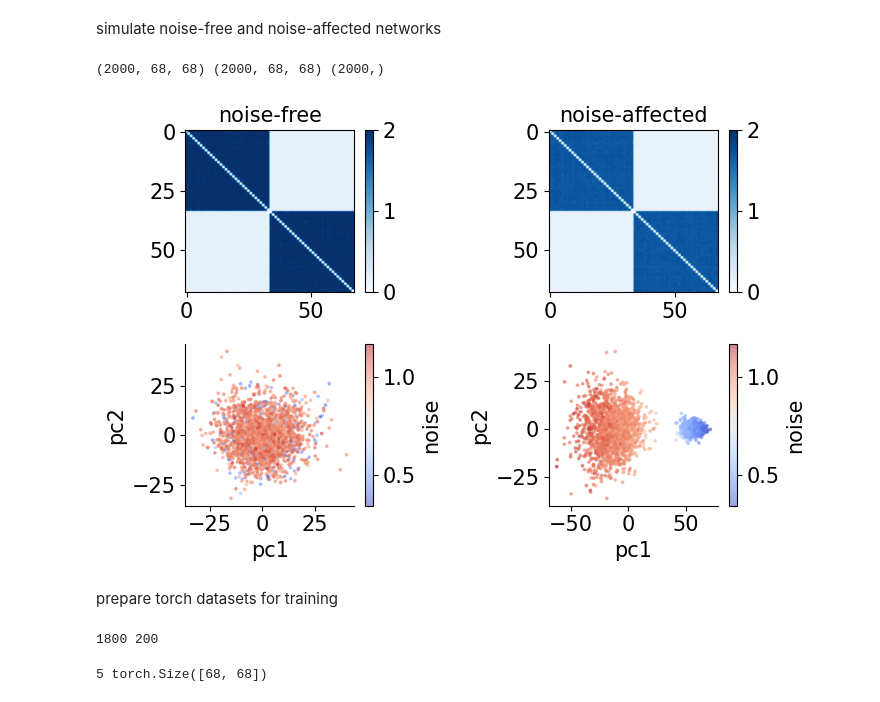
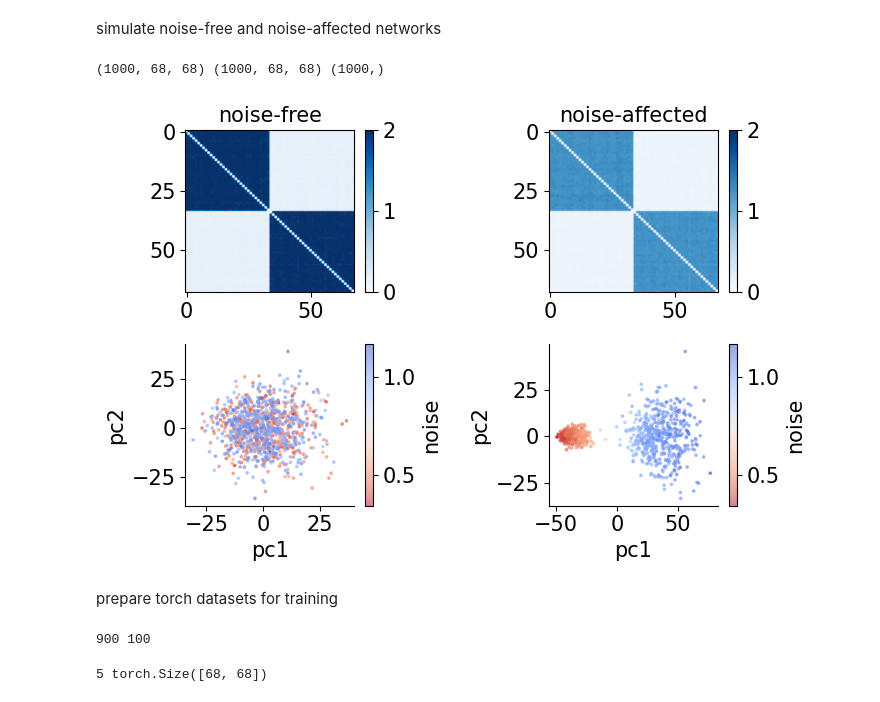
Before and after one commit to yzhang511/inv-vae, a Jupyter notebook: simulation.ipynb, the cells around one changed output. Saved outputs shown, nothing was run; the diff lists cells and outputs as text; code cells hidden in the pictures.

```diff
--- a/simulation.ipynb
+++ b/simulation.ipynb
@@ -38,11 +38,11 @@ plt.rc('figure', titlesize=MEDIUM_SIZE)
 simulate noise-free and noise-affected networks
 # %%
 seed = 666
-n_nets = 2000
+n_nets = 1000
 n_nodes = 68
 p_in = .25
 p_out = .01
-n_noisy_nets = int(n_nets*.2)
+n_noisy_nets = int(n_nets*.5)
 noise_level = .5
 noise_sd = .05
 # %%
@@ -50,7 +50,7 @@ sim_nets, noisy_nets, noises, noise_ids = simulate_networks(n_nets=n_nets, n_nod
                                           n_noisy_nets=n_noisy_nets, noise_level=noise_level, noise_sd=noise_sd)
 print(sim_nets.shape, noisy_nets.shape, noises.shape)
 # %% [output]
-(2000, 68, 68) (2000, 68, 68) (2000,)
+(1000, 68, 68) (1000, 68, 68) (1000,)
 # %%
 # PCA projections of noise-free and noise-affected networks for visualizations
 
@@ -62,31 +62,32 @@ noisy_df = pd.DataFrame({"pc1": noisy_Xt[:,0], "pc2": noisy_Xt[:,1], "noise": no
 # %%
 fig, axes = plt.subplots(2, 2, figsize=(7.5, 5))
 
 p1 = axes[0,0].imshow(sim_nets.mean(0), aspect='auto', cmap='Blues', vmin=0, vmax=2)
 axes[0,0].set_title('noise-free')
 cbar = plt.colorbar(p1, ax=axes[0,0])
 
 p2 = axes[0,1].imshow(noisy_nets.mean(0), aspect='auto', cmap='Blues', vmin=0, vmax=2)
 axes[0,1].set_title('noise-affected')
 cbar = plt.colorbar(p2, ax=axes[0,1])
 
-p3 = axes[1,0].scatter(x="pc1", y="pc2", c="noise", cmap='coolwarm', data=sim_df, s=3, alpha=0.5)
+p3 = axes[1,0].scatter(x="pc1", y="pc2", c="noise", cmap='coolwarm_r', data=sim_df, s=3, alpha=0.5)
 axes[1,0].set_xlabel('pc1')
 axes[1,0].set_ylabel('pc2')
 axes[1,0].spines['top'].set_visible(False)
 axes[1,0].spines['right'].set_visible(False)
 cbar = plt.colorbar(p3, ax=axes[1,0], label="noise")
 
-p4 = axes[1,1].scatter(x="pc1", y="pc2", c="noise", cmap='coolwarm', data=noisy_df, s=3, alpha=0.5)
+p4 = axes[1,1].scatter(x="pc1", y="pc2", c="noise", cmap='coolwarm_r', data=noisy_df, s=3, alpha=0.5)
 axes[1,1].set_xlabel('pc1')
 axes[1,1].set_ylabel('pc2')
 axes[1,1].spines['top'].set_visible(False)
 axes[1,1].spines['right'].set_visible(False)
 cbar = plt.colorbar(p4, ax=axes[1,1], label="noise")
 
 plt.tight_layout()
+plt.show()
 # %% [output]
-[figure, old version]
+[figure, new version]
 # %% [markdown]
 prepare torch datasets for training
 # %%
@@ -113,7 +114,7 @@ val_set = utils.TensorDataset(tensor_nets[val_ids],
 train_loader = utils.DataLoader(train_set, config.batch_size)
 val_loader = utils.DataLoader(val_set, config.batch_size)
 # %% [output]
-1800 200
+900 100
 # %%
 # create masks for graph convolution layers
 
```
Also changed, not shown: parts of 6 cells of this notebook, 4 other files.
